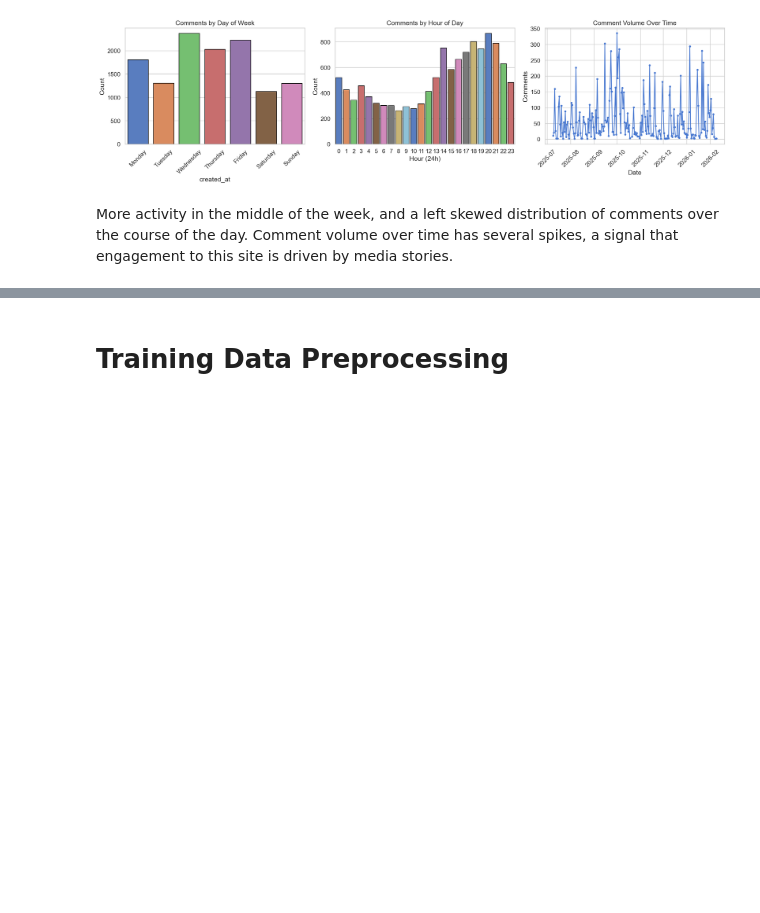
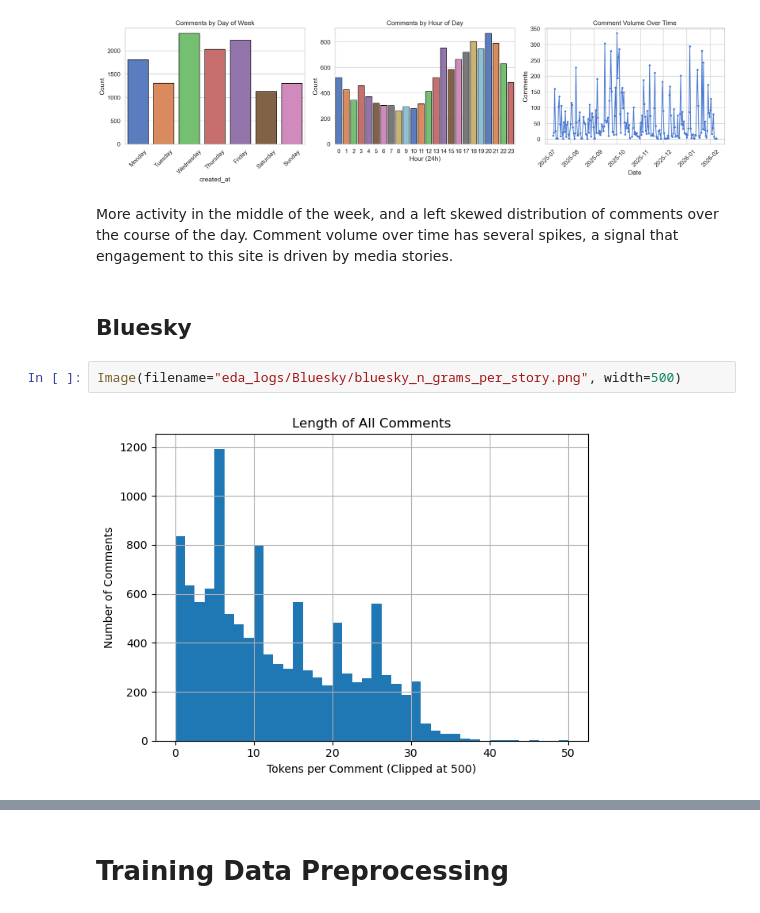
Before and after one commit to aprilchia/ADS-509_LLM, a Jupyter notebook: main_notebook.ipynb, the cells around one changed output, grey strips where cells are left out. Drawn from its saved outputs; the diff is of its cells as text; blank space fills up the shorter version.

Commit message:
Added Bluesky scraping code and Bluesky EDA to main_notebook.

```diff
--- a/main_notebook.ipynb
+++ b/main_notebook.ipynb
@@ -102,3 +453,9 @@ Image(filename="eda_logs/Hacker News/Hacker News_20260209_150746_temporal_patter
 [figure]
 # %% [markdown]
 More activity in the middle of the week, and a left skewed distribution of comments over the course of the day.  Comment volume over time has several spikes, a signal that engagement to this site is driven by media stories.
+# %% [markdown]
+## Bluesky
+# %%
+Image(filename="eda_logs/Bluesky/bluesky_n_grams_per_story.png", width=500)
+# %% [output]
+[figure, added]
```
Also changed, not shown: parts of 6 cells of this notebook.
